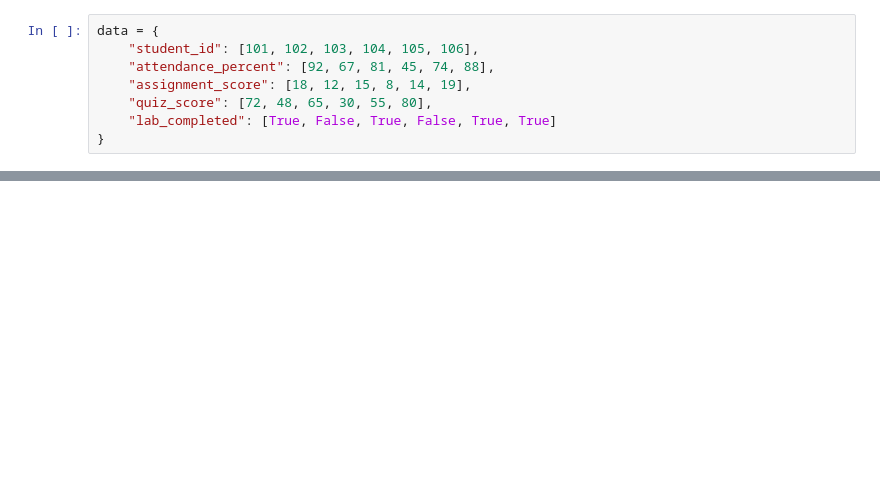
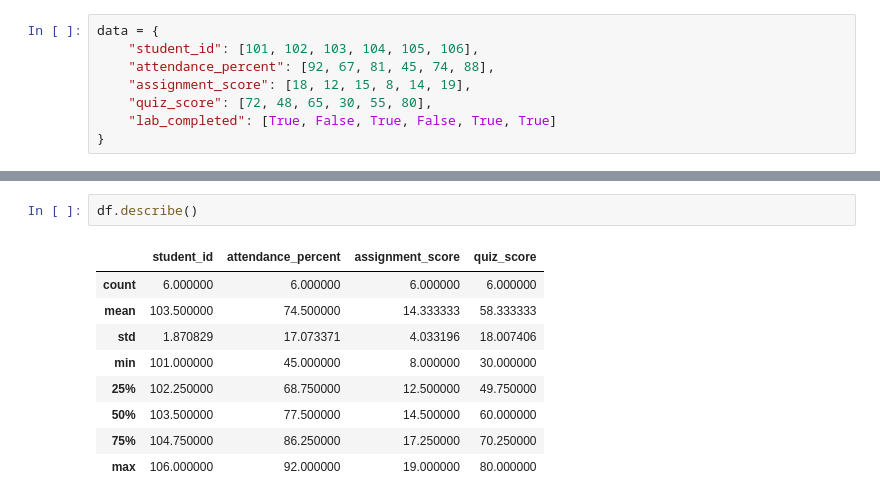
Before and after one commit to HariGodGamer/Summer-BootCamp-1st-Year, a Jupyter notebook: Summer BootCamp Session 1.ipynb, the cells around one changed output, grey strips where cells are left out. Drawn from its saved outputs; the diff is of its cells as text; blank space fills up the shorter version.

```diff
--- a/Summer BootCamp Session 1.ipynb
+++ b/Summer BootCamp Session 1.ipynb
@@ -19,0 +95,12 @@ This cell converts the `data` dictionary into a pandas DataFrame `df`. It then c
+# %%
+df.describe()
+# %% [output]
+|  | student_id | attendance_percent | assignment_score | quiz_score |
+| count | 6.000000 | 6.000000 | 6.000000 | 6.000000 |
+| mean | 103.500000 | 74.500000 | 14.333333 | 58.333333 |
+| std | 1.870829 | 17.073371 | 4.033196 | 18.007406 |
+| min | 101.000000 | 45.000000 | 8.000000 | 30.000000 |
+| 25% | 102.250000 | 68.750000 | 12.500000 | 49.750000 |
+| 50% | 103.500000 | 77.500000 | 14.500000 | 60.000000 |
+| 75% | 104.750000 | 86.250000 | 17.250000 | 70.250000 |
+| max | 106.000000 | 92.000000 | 19.000000 | 80.000000 |
```
Also changed, not shown: parts of 31 cells of this notebook.
